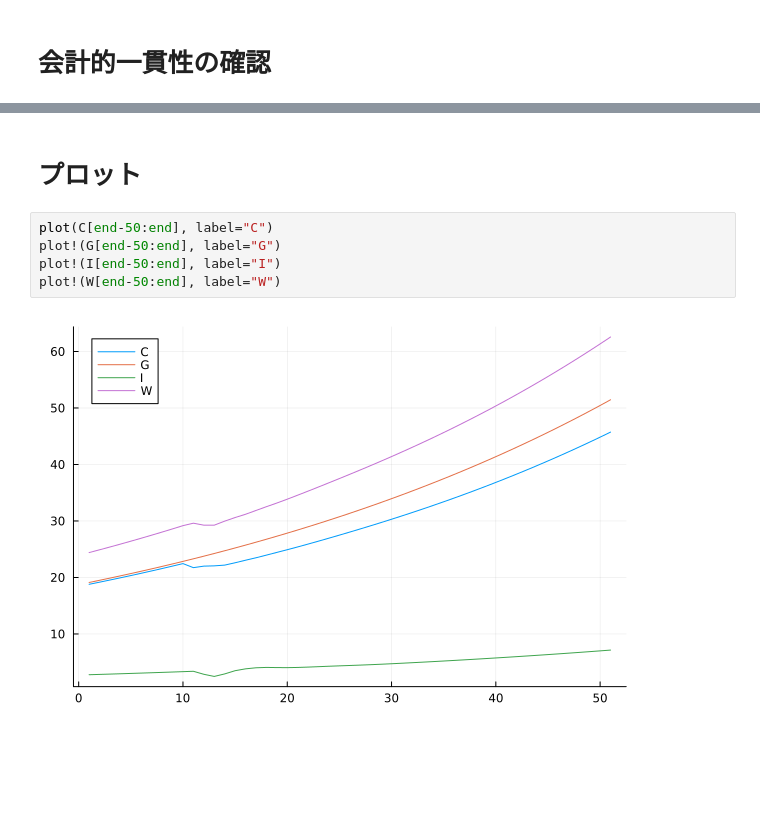
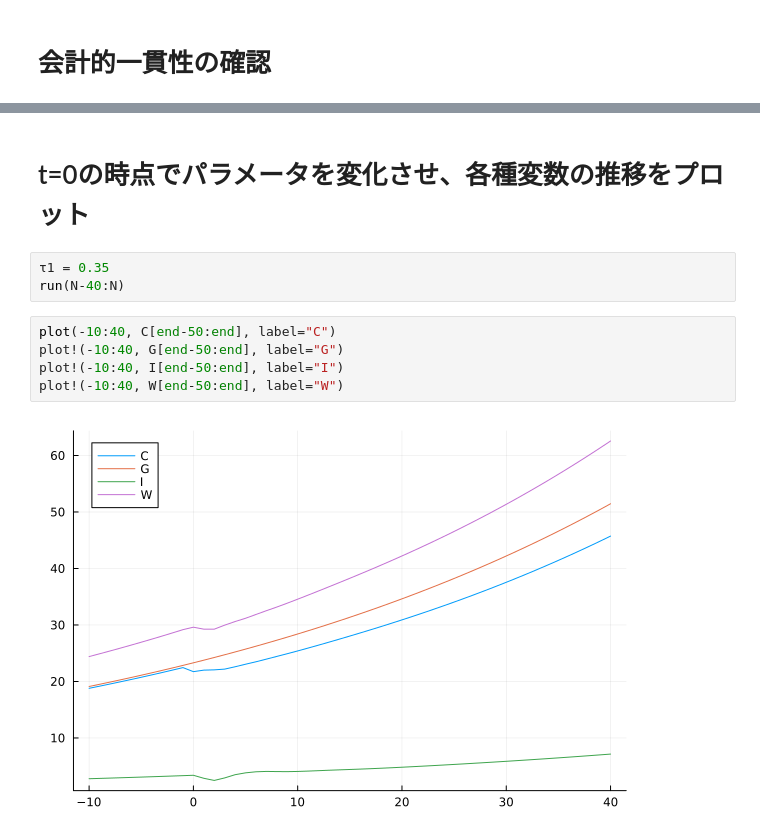
Before and after one commit to rokaboNatttsu/SFC_7, a Jupyter notebook: simulation.ipynb, the cells around one changed output, grey strips where cells are left out. Saved outputs shown, nothing was run; the diff lists cells and outputs as text; blank space fills up the shorter version.

```diff
--- a/simulation.ipynb
+++ b/simulation.ipynb
@@ -249,10 +245,13 @@ plot!(2:N, NLg[2:end] + ΔH[2:end], label="NLg + ΔH")
 # %% [markdown]
-# プロット
+# t=0の時点でパラメータを変化させ、各種変数の推移をプロット
+# %%
+τ1 = 0.35
+run(N-40:N)
 # %%
-plot(C[end-50:end], label="C")
-plot!(G[end-50:end], label="G")
-plot!(I[end-50:end], label="I")
-plot!(W[end-50:end], label="W")
+plot(-10:40, C[end-50:end], label="C")
+plot!(-10:40, G[end-50:end], label="G")
+plot!(-10:40, I[end-50:end], label="I")
+plot!(-10:40, W[end-50:end], label="W")
 # %% [output]
-[figure, old version]
+[figure, new version]
 # %%
```
Also changed, not shown: parts of 8 cells of this notebook.
